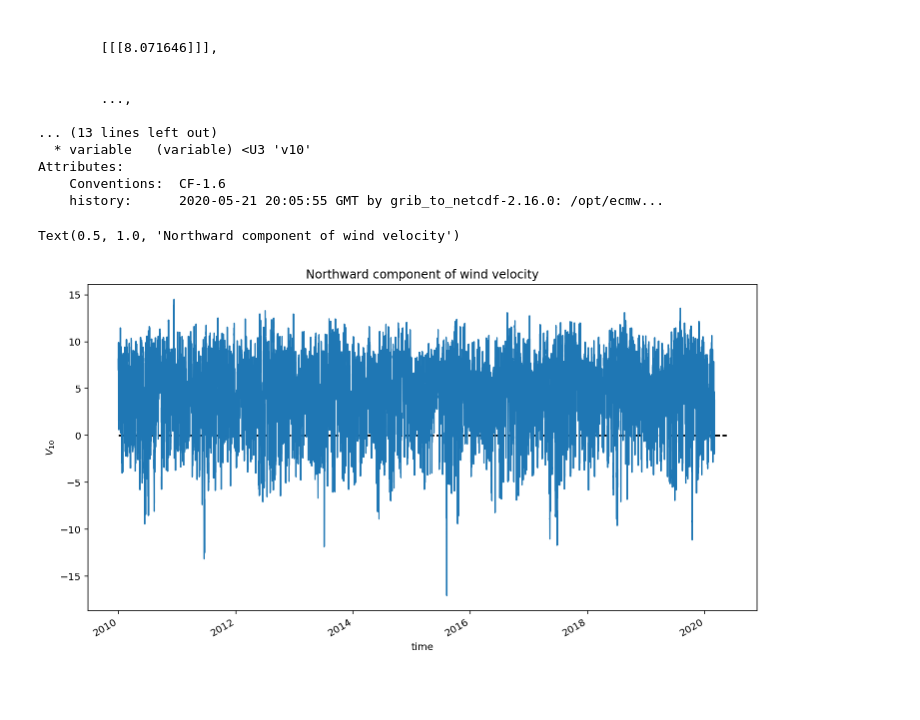
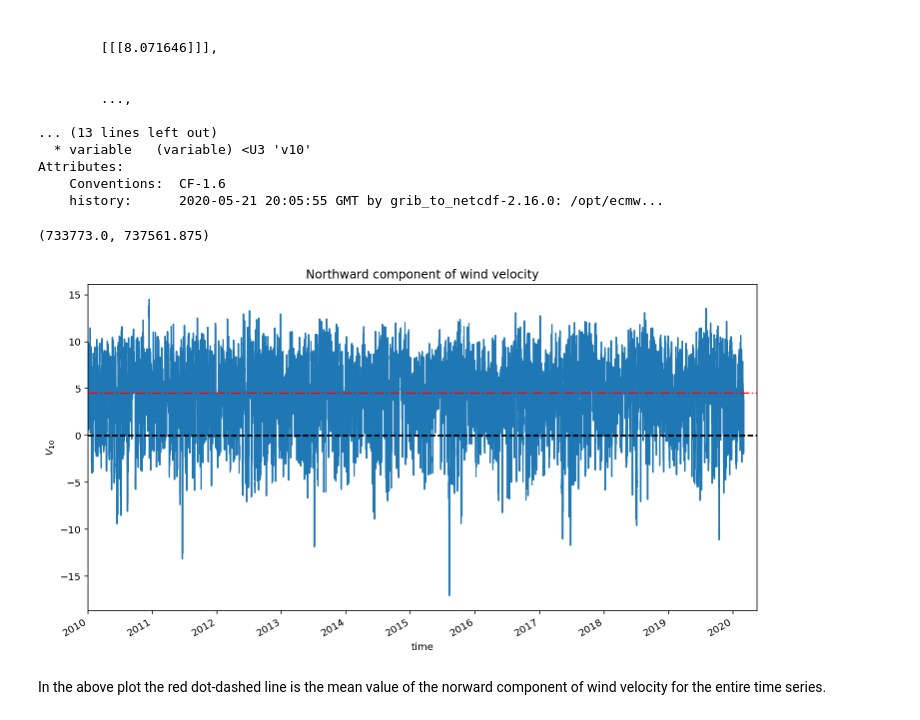
Before and after one commit to Fewings-Lab/kylenec-cpcs-mhw, a Jupyter notebook: Northward-Winds.ipynb, the cells around one changed output. Drawn from its saved outputs; the diff is of its cells as text; code cells hidden in the pictures; blank space fills up the shorter version.

Commit message:
Improving plots

```diff
--- a/Northward-Winds.ipynb
+++ b/Northward-Winds.ipynb
@@ -68,11 +68,15 @@ Attributes:
     Conventions:  CF-1.6
     history:      2020-05-21 20:05:55 GMT by grib_to_netcdf-2.16.0: /opt/ecmw...
 # %%
-# Goal: plot unfiltered time series
+# plot unfiltered time series
 ldv.plot()
-plt.hlines(0,ldv.time[0],ldv.time[-1],linestyles='dashed')
+plt.hlines(0,ldv.time[0],ldv.time[-1],linestyles='dashed',zorder=10)
+plt.hlines(ldv.mean(skipna=True),ldv.time[0],ldv.time[-1],linestyles='dashdot',colors='r',zorder=8)
 plt.ylabel('$V_{10}$')
 plt.title('Northward component of wind velocity')
+plt.xlim(ldv.time[0], ldv.time[-1])
 # %% [output]
-Text(0.5, 1.0, 'Northward component of wind velocity')
+(733773.0, 737561.875)
-[figure, old version]
+[figure, new version]
+# %% [markdown]
+In the above plot the red dot-dashed line is the mean value of the norward component of wind velocity for the entire time series.
```
Also changed, not shown: parts of 1 cell of this notebook.
